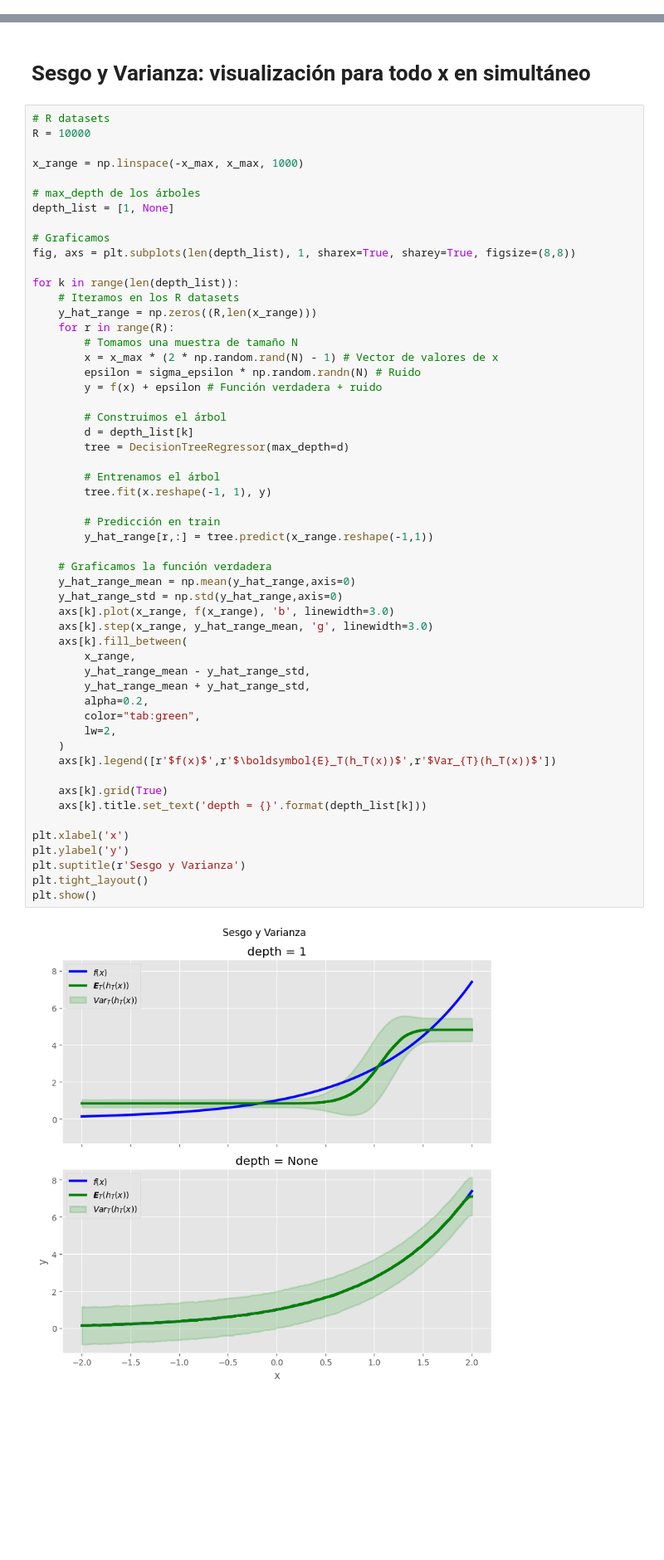
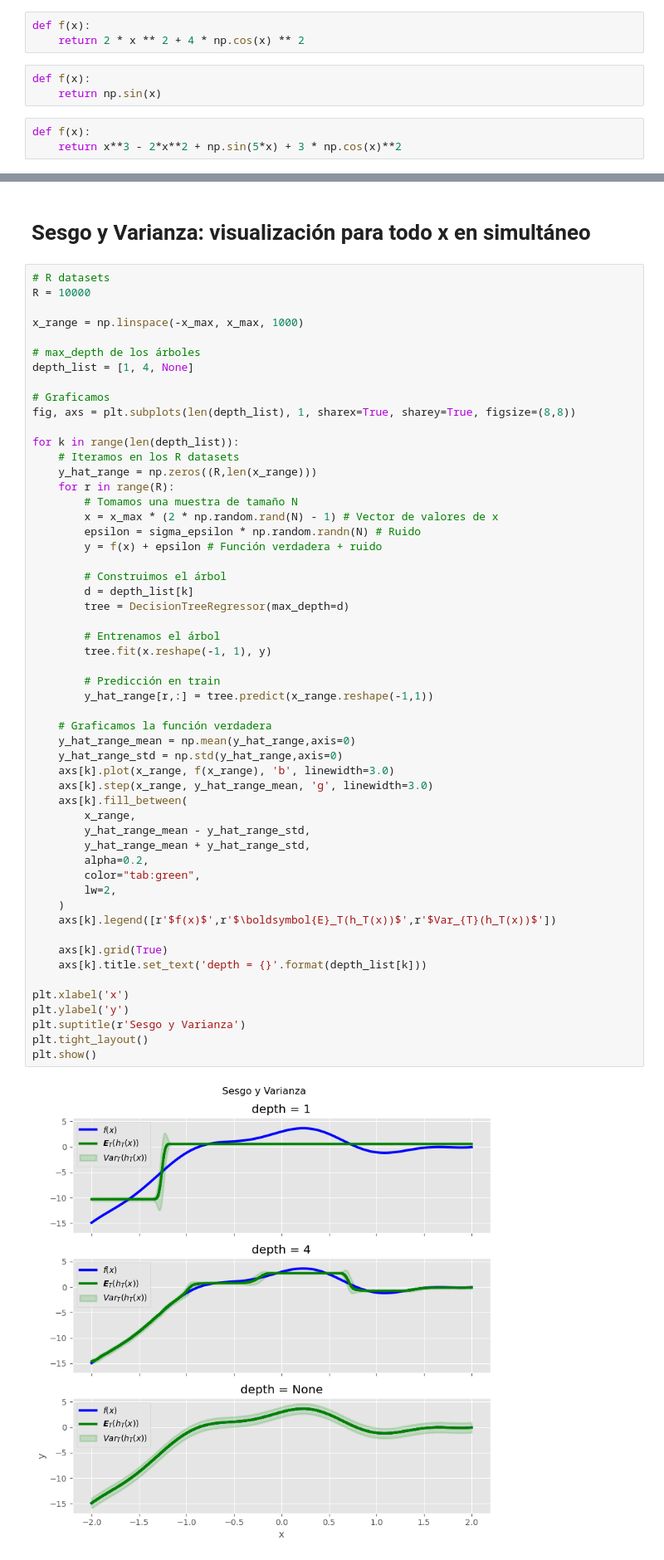
Before and after one commit to nataliacampiglia/machine-learning-ia, a Jupyter notebook: Descomposicion_Error.ipynb, the cells around one changed output, grey strips where cells are left out. Shown at 83% size. Drawn from its saved outputs; the diff is of its cells as text; blank space fills up the shorter version.

```diff
--- a/Descomposicion_Error.ipynb
+++ b/Descomposicion_Error.ipynb
@@ -321,5 +321,14 @@ plt.show()
 # %% [markdown]
 # Descomposición del error promediando en x
+# %%
+def f(x):
+    return 2 * x ** 2 + 4 * np.cos(x) ** 2
+# %%
+def f(x):
+    return np.sin(x)
+# %%
+def f(x):
+    return x**3 - 2*x**2 + np.sin(5*x) + 3 * np.cos(x)**2
 # %%
 # R datasets
 R = 10000
@@ -403,7 +412,7 @@ R = 10000
 x_range = np.linspace(-x_max, x_max, 1000)
 
 # max_depth de los árboles
-depth_list = [1, None]
+depth_list = [1, 4, None]
 
 # Graficamos
 fig, axs = plt.subplots(len(depth_list), 1, sharex=True, sharey=True, figsize=(8,8))
@@ -424,34 +433,34 @@ for k in range(len(depth_list)):
         # Entrenamos el árbol
         tree.fit(x.reshape(-1, 1), y)
 
         # Predicción en train
         y_hat_range[r,:] = tree.predict(x_range.reshape(-1,1))
 
     # Graficamos la función verdadera
     y_hat_range_mean = np.mean(y_hat_range,axis=0)
     y_hat_range_std = np.std(y_hat_range,axis=0)
     axs[k].plot(x_range, f(x_range), 'b', linewidth=3.0)
     axs[k].step(x_range, y_hat_range_mean, 'g', linewidth=3.0)
     axs[k].fill_between(
         x_range,
         y_hat_range_mean - y_hat_range_std,
         y_hat_range_mean + y_hat_range_std,
         alpha=0.2,
         color="tab:green",
         lw=2,
     )
     axs[k].legend([r'$f(x)$',r'$\boldsymbol{E}_T(h_T(x))$',r'$Var_{T}(h_T(x))$'])
 
     axs[k].grid(True)
     axs[k].title.set_text('depth = {}'.format(depth_list[k]))
 
 plt.xlabel('x')
 plt.ylabel('y')
 plt.suptitle(r'Sesgo y Varianza')
 plt.tight_layout()
 plt.show()
 # %% [output]
-[figure, old version]
+[figure, new version]
 # %% [markdown]
 # Learning Curve
 # %%
```
Also changed, not shown: parts of 9 cells of this notebook.
